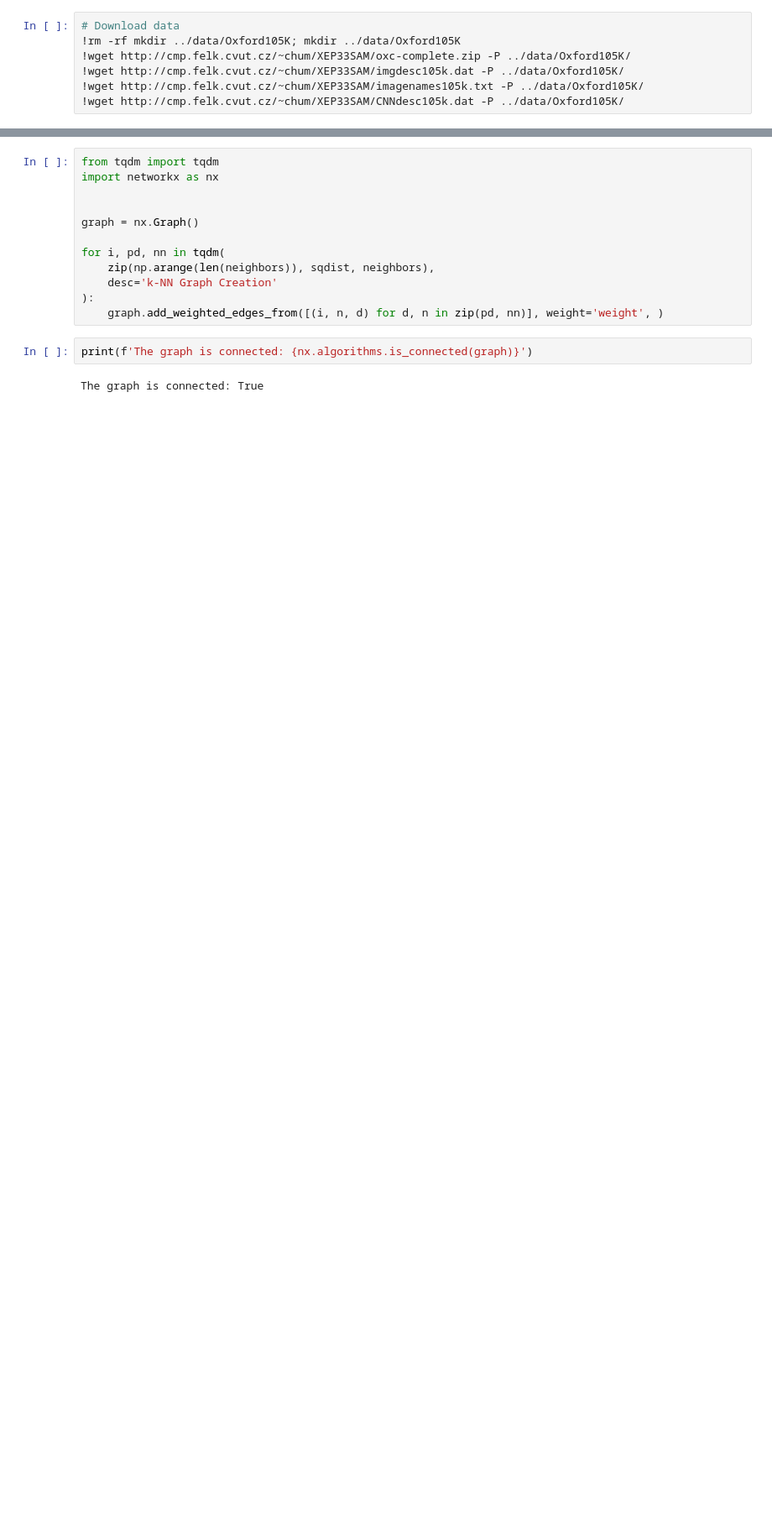
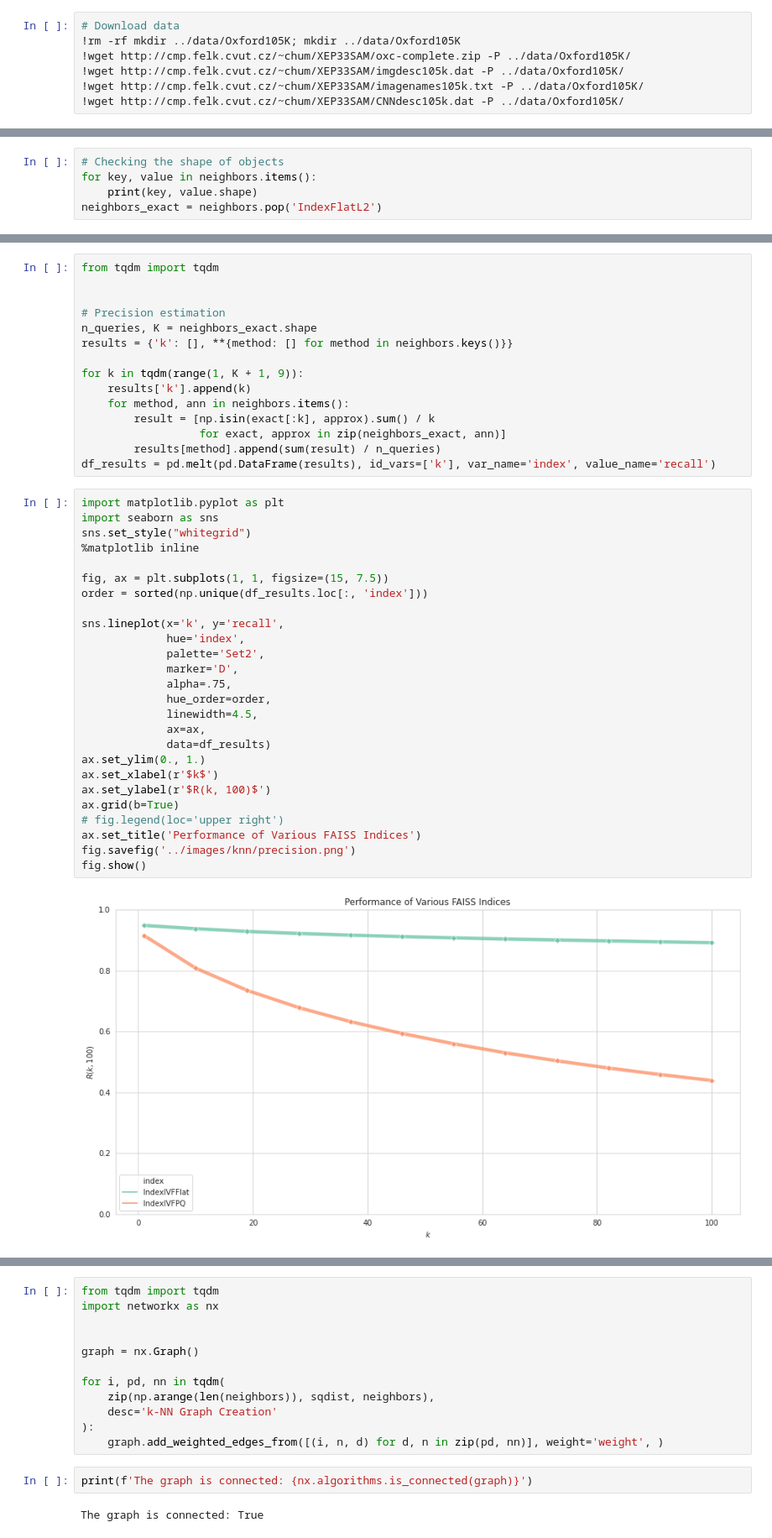
Before and after one commit to salisaresama/computer-vision, a Jupyter notebook: notebooks/knn_path.ipynb, the cells around one changed output, grey strips where cells are left out. Shown at 84% size. Cells and saved outputs as stored; diff of their text form; blank space fills up the shorter version.

Commit message:
knn timings and precision evaluated

```diff
--- a/notebooks/knn_path.ipynb
+++ b/notebooks/knn_path.ipynb
@@ -25,0 +199,5 @@ Data shape: (104933, 128)
+# %%
+# Checking the shape of objects
+for key, value in neighbors.items():
+    print(key, value.shape)
+neighbors_exact = neighbors.pop('IndexFlatL2')
@@ -25,0 +210,43 @@ Data shape: (104933, 128)
+# %%
+from tqdm import tqdm
+
+
+# Precision estimation
+n_queries, K = neighbors_exact.shape
+results = {'k': [], **{method: [] for method in neighbors.keys()}}
+
+for k in tqdm(range(1, K + 1, 9)):
+    results['k'].append(k)
+    for method, ann in neighbors.items():
+        result = [np.isin(exact[:k], approx).sum() / k
+                  for exact, approx in zip(neighbors_exact, ann)]
+        results[method].append(sum(result) / n_queries)
+df_results = pd.melt(pd.DataFrame(results), id_vars=['k'], var_name='index', value_name='recall')
+# %%
+import matplotlib.pyplot as plt
+import seaborn as sns
+sns.set_style("whitegrid")
+%matplotlib inline
+
+fig, ax = plt.subplots(1, 1, figsize=(15, 7.5))
+order = sorted(np.unique(df_results.loc[:, 'index']))
+
+sns.lineplot(x='k', y='recall',
+             hue='index',
+             palette='Set2',
+             marker='D',
+             alpha=.75,
+             hue_order=order,
+             linewidth=4.5,
+             ax=ax,
+             data=df_results)
+ax.set_ylim(0., 1.)
+ax.set_xlabel(r'$k$')
+ax.set_ylabel(r'$R(k, 100)$')
+ax.grid(b=True)
+# fig.legend(loc='upper right')
+ax.set_title('Performance of Various FAISS Indices')
+fig.savefig('../images/knn/precision.png')
+fig.show()
+# %% [output]
+[figure, added]
```
Also changed, not shown: parts of 26 cells of this notebook, 2 other files.
